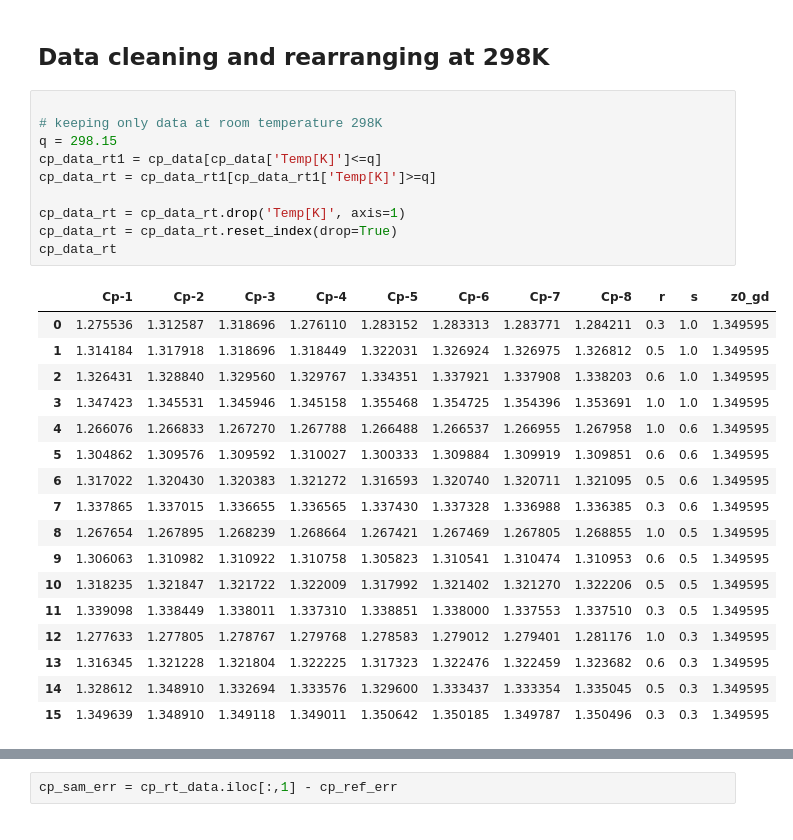
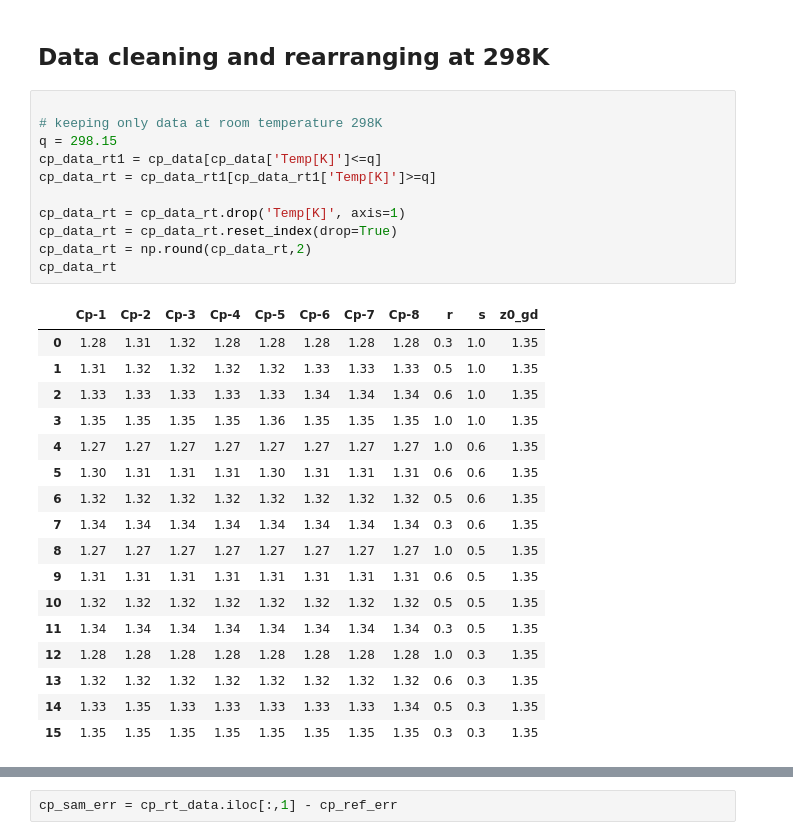
Before and after one commit to nirmalparmarphd/microDSC_error_prediction_ANN, a Jupyter notebook: data_prep.ipynb, the cells around one changed output, grey strips where cells are left out. Drawn from its saved outputs; the diff is of its cells as text.

```diff
--- a/data_prep.ipynb
+++ b/data_prep.ipynb
@@ -75,31 +75,32 @@ cp_data.head()
 # %%
 
 # keeping only data at room temperature 298K
 q = 298.15
 cp_data_rt1 = cp_data[cp_data['Temp[K]']<=q]
 cp_data_rt = cp_data_rt1[cp_data_rt1['Temp[K]']>=q]
 
 cp_data_rt = cp_data_rt.drop('Temp[K]', axis=1)
 cp_data_rt = cp_data_rt.reset_index(drop=True)
+cp_data_rt = np.round(cp_data_rt,2)
 cp_data_rt
 # %% [output]
 |  | Cp-1 | Cp-2 | Cp-3 | Cp-4 | Cp-5 | Cp-6 | Cp-7 | Cp-8 | r | s | z0_gd |
-| 0 | 1.275536 | 1.312587 | 1.318696 | 1.276110 | 1.283152 | 1.283313 | 1.283771 | 1.284211 | 0.3 | 1.0 | 1.349595 |
-| 1 | 1.314184 | 1.317918 | 1.318696 | 1.318449 | 1.322031 | 1.326924 | 1.326975 | 1.326812 | 0.5 | 1.0 | 1.349595 |
-| 2 | 1.326431 | 1.328840 | 1.329560 | 1.329767 | 1.334351 | 1.337921 | 1.337908 | 1.338203 | 0.6 | 1.0 | 1.349595 |
-| 3 | 1.347423 | 1.345531 | 1.345946 | 1.345158 | 1.355468 | 1.354725 | 1.354396 | 1.353691 | 1.0 | 1.0 | 1.349595 |
-| 4 | 1.266076 | 1.266833 | 1.267270 | 1.267788 | 1.266488 | 1.266537 | 1.266955 | 1.267958 | 1.0 | 0.6 | 1.349595 |
-| 5 | 1.304862 | 1.309576 | 1.309592 | 1.310027 | 1.300333 | 1.309884 | 1.309919 | 1.309851 | 0.6 | 0.6 | 1.349595 |
-| 6 | 1.317022 | 1.320430 | 1.320383 | 1.321272 | 1.316593 | 1.320740 | 1.320711 | 1.321095 | 0.5 | 0.6 | 1.349595 |
-| 7 | 1.337865 | 1.337015 | 1.336655 | 1.336565 | 1.337430 | 1.337328 | 1.336988 | 1.336385 | 0.3 | 0.6 | 1.349595 |
-| 8 | 1.267654 | 1.267895 | 1.268239 | 1.268664 | 1.267421 | 1.267469 | 1.267805 | 1.268855 | 1.0 | 0.5 | 1.349595 |
-| 9 | 1.306063 | 1.310982 | 1.310922 | 1.310758 | 1.305823 | 1.310541 | 1.310474 | 1.310953 | 0.6 | 0.5 | 1.349595 |
-| 10 | 1.318235 | 1.321847 | 1.321722 | 1.322009 | 1.317992 | 1.321402 | 1.321270 | 1.322206 | 0.5 | 0.5 | 1.349595 |
-| 11 | 1.339098 | 1.338449 | 1.338011 | 1.337310 | 1.338851 | 1.338000 | 1.337553 | 1.337510 | 0.3 | 0.5 | 1.349595 |
-| 12 | 1.277633 | 1.277805 | 1.278767 | 1.279768 | 1.278583 | 1.279012 | 1.279401 | 1.281176 | 1.0 | 0.3 | 1.349595 |
-| 13 | 1.316345 | 1.321228 | 1.321804 | 1.322225 | 1.317323 | 1.322476 | 1.322459 | 1.323682 | 0.6 | 0.3 | 1.349595 |
-| 14 | 1.328612 | 1.348910 | 1.332694 | 1.333576 | 1.329600 | 1.333437 | 1.333354 | 1.335045 | 0.5 | 0.3 | 1.349595 |
-| 15 | 1.349639 | 1.348910 | 1.349118 | 1.349011 | 1.350642 | 1.350185 | 1.349787 | 1.350496 | 0.3 | 0.3 | 1.349595 |
+| 0 | 1.28 | 1.31 | 1.32 | 1.28 | 1.28 | 1.28 | 1.28 | 1.28 | 0.3 | 1.0 | 1.35 |
+| 1 | 1.31 | 1.32 | 1.32 | 1.32 | 1.32 | 1.33 | 1.33 | 1.33 | 0.5 | 1.0 | 1.35 |
+| 2 | 1.33 | 1.33 | 1.33 | 1.33 | 1.33 | 1.34 | 1.34 | 1.34 | 0.6 | 1.0 | 1.35 |
+| 3 | 1.35 | 1.35 | 1.35 | 1.35 | 1.36 | 1.35 | 1.35 | 1.35 | 1.0 | 1.0 | 1.35 |
+| 4 | 1.27 | 1.27 | 1.27 | 1.27 | 1.27 | 1.27 | 1.27 | 1.27 | 1.0 | 0.6 | 1.35 |
+| 5 | 1.30 | 1.31 | 1.31 | 1.31 | 1.30 | 1.31 | 1.31 | 1.31 | 0.6 | 0.6 | 1.35 |
+| 6 | 1.32 | 1.32 | 1.32 | 1.32 | 1.32 | 1.32 | 1.32 | 1.32 | 0.5 | 0.6 | 1.35 |
+| 7 | 1.34 | 1.34 | 1.34 | 1.34 | 1.34 | 1.34 | 1.34 | 1.34 | 0.3 | 0.6 | 1.35 |
+| 8 | 1.27 | 1.27 | 1.27 | 1.27 | 1.27 | 1.27 | 1.27 | 1.27 | 1.0 | 0.5 | 1.35 |
+| 9 | 1.31 | 1.31 | 1.31 | 1.31 | 1.31 | 1.31 | 1.31 | 1.31 | 0.6 | 0.5 | 1.35 |
+| 10 | 1.32 | 1.32 | 1.32 | 1.32 | 1.32 | 1.32 | 1.32 | 1.32 | 0.5 | 0.5 | 1.35 |
+| 11 | 1.34 | 1.34 | 1.34 | 1.34 | 1.34 | 1.34 | 1.34 | 1.34 | 0.3 | 0.5 | 1.35 |
+| 12 | 1.28 | 1.28 | 1.28 | 1.28 | 1.28 | 1.28 | 1.28 | 1.28 | 1.0 | 0.3 | 1.35 |
+| 13 | 1.32 | 1.32 | 1.32 | 1.32 | 1.32 | 1.32 | 1.32 | 1.32 | 0.6 | 0.3 | 1.35 |
+| 14 | 1.33 | 1.35 | 1.33 | 1.33 | 1.33 | 1.33 | 1.33 | 1.34 | 0.5 | 0.3 | 1.35 |
+| 15 | 1.35 | 1.35 | 1.35 | 1.35 | 1.35 | 1.35 | 1.35 | 1.35 | 0.3 | 0.3 | 1.35 |
 # %%
 cp_only = cp_data_rt.iloc[:,0:8]
 cp_one_clm = pd.Series(cp_only.values.ravel('F'))
```
Also changed, not shown: parts of 12 cells of this notebook, 6 other files.
